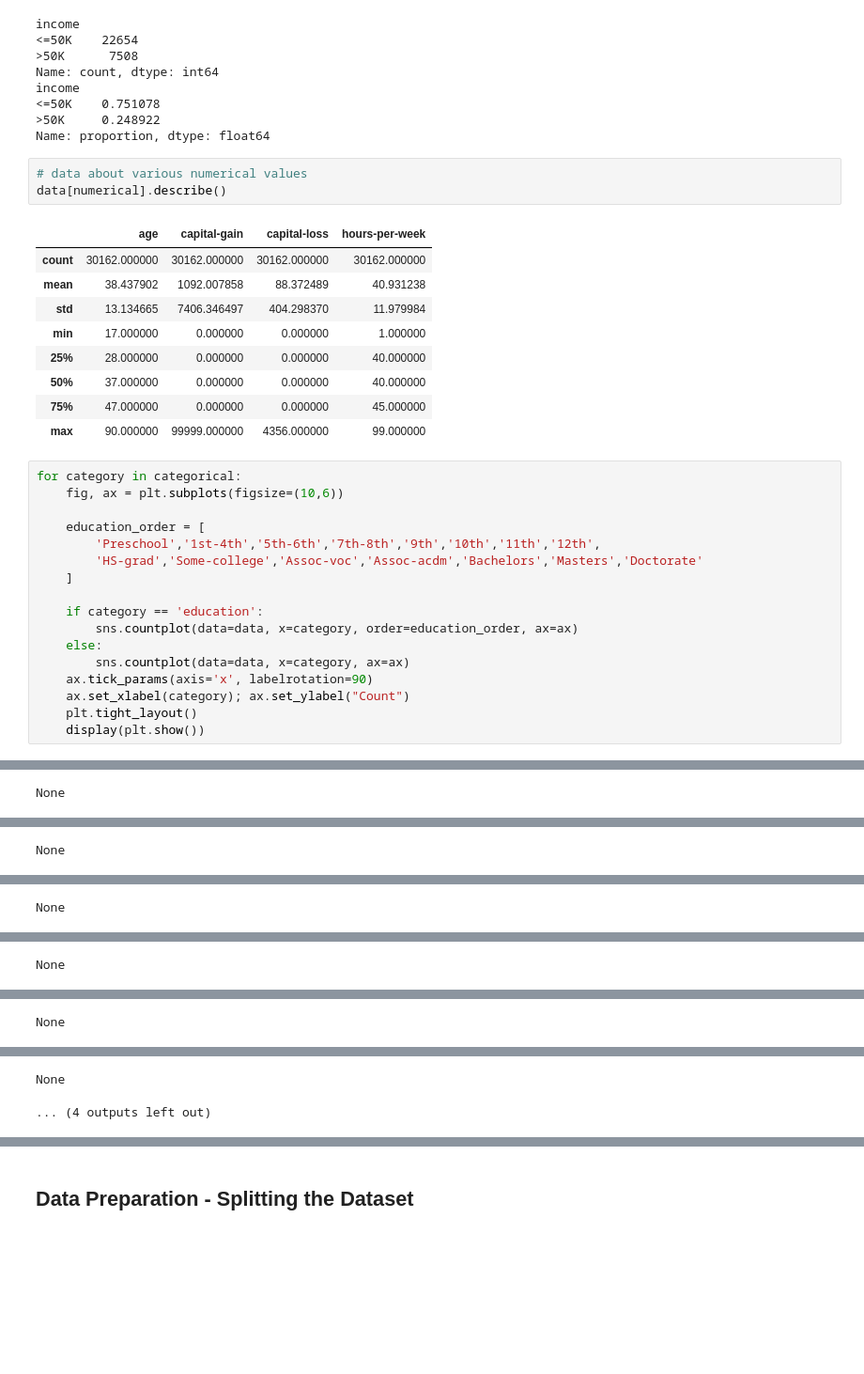
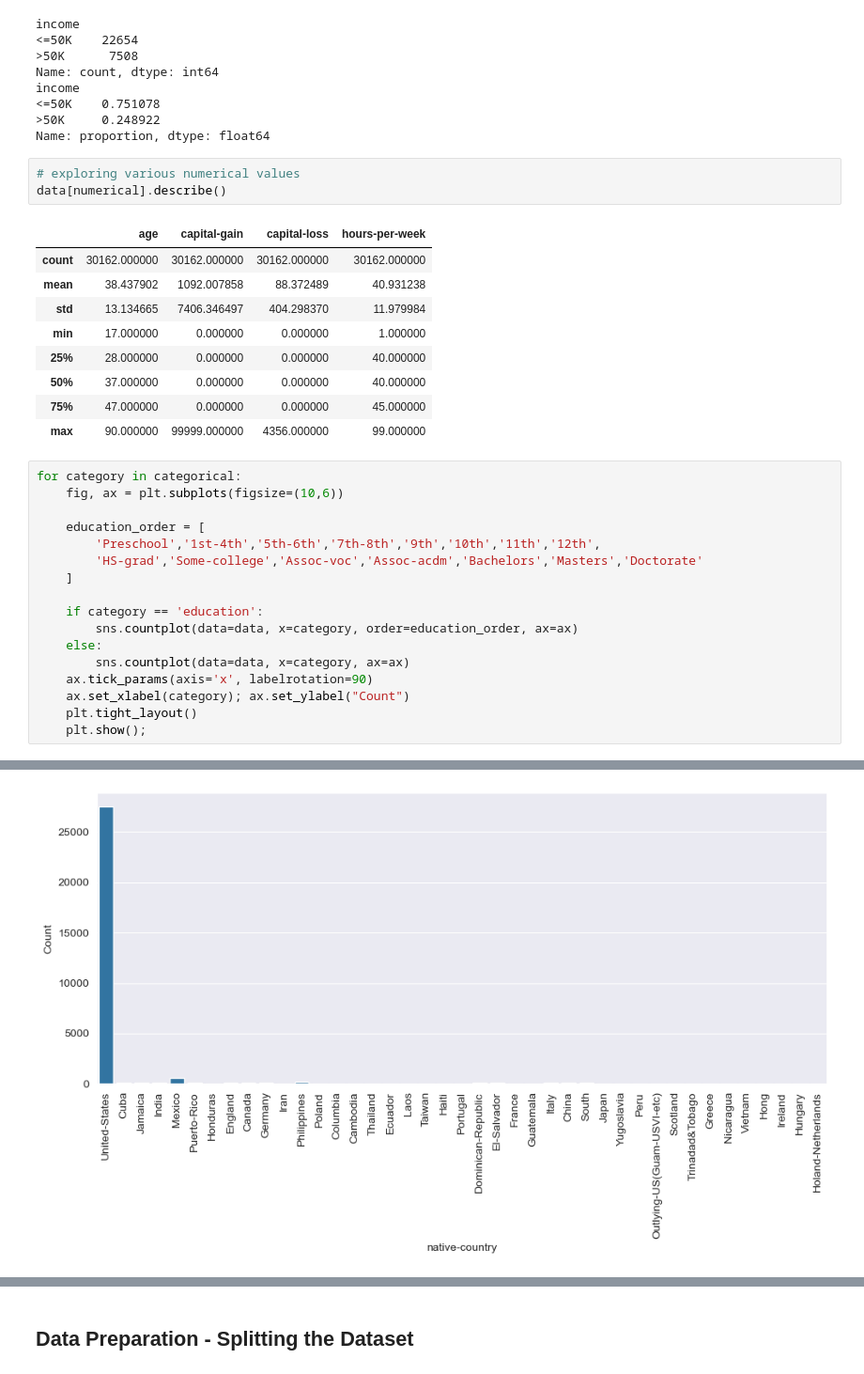
Before and after one commit to ANKershaw/Income_Prediction, a Jupyter notebook: notebook.ipynb, the cells around one changed output, grey strips where cells are left out. Shown: that part at 94% size. Cells and saved outputs as stored; diff of their text form; blank space fills up the shorter version.

```diff
--- a/notebook.ipynb
+++ b/notebook.ipynb
@@ -154,7 +154,7 @@ income
 >50K     0.248922
 Name: proportion, dtype: float64
 # %%
-# data about various numerical values
+# exploring various numerical values
 data[numerical].describe()
 # %% [output]
 |  | age | capital-gain | capital-loss | hours-per-week |
@@ -169,31 +169,25 @@ data[numerical].describe()
 # %%
 for category in categorical:
     fig, ax = plt.subplots(figsize=(10,6))
 
     education_order = [
         'Preschool','1st-4th','5th-6th','7th-8th','9th','10th','11th','12th',
         'HS-grad','Some-college','Assoc-voc','Assoc-acdm','Bachelors','Masters','Doctorate'
     ]
 
     if category == 'education':
         sns.countplot(data=data, x=category, order=education_order, ax=ax)
     else:
         sns.countplot(data=data, x=category, ax=ax)
     ax.tick_params(axis='x', labelrotation=90)
     ax.set_xlabel(category); ax.set_ylabel("Count")
     plt.tight_layout()
-    display(plt.show())
+    plt.show();
 # %% [output]
 [figure]
-None
 [figure]
-None
 [figure]
-None
 [figure]
-None
 [figure]
-None
 [figure]
-None
-... (4 outputs left out)
+[figure, added]
```
Also changed, not shown: parts of 21 cells of this notebook, 1 other file.
